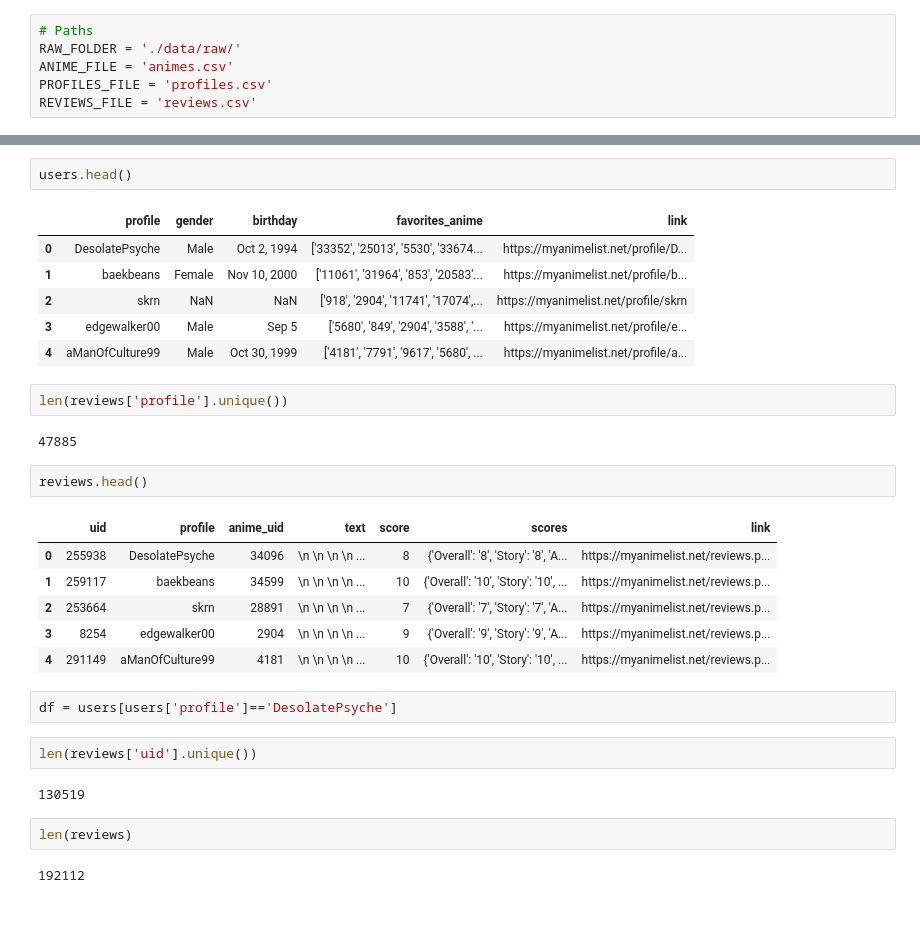
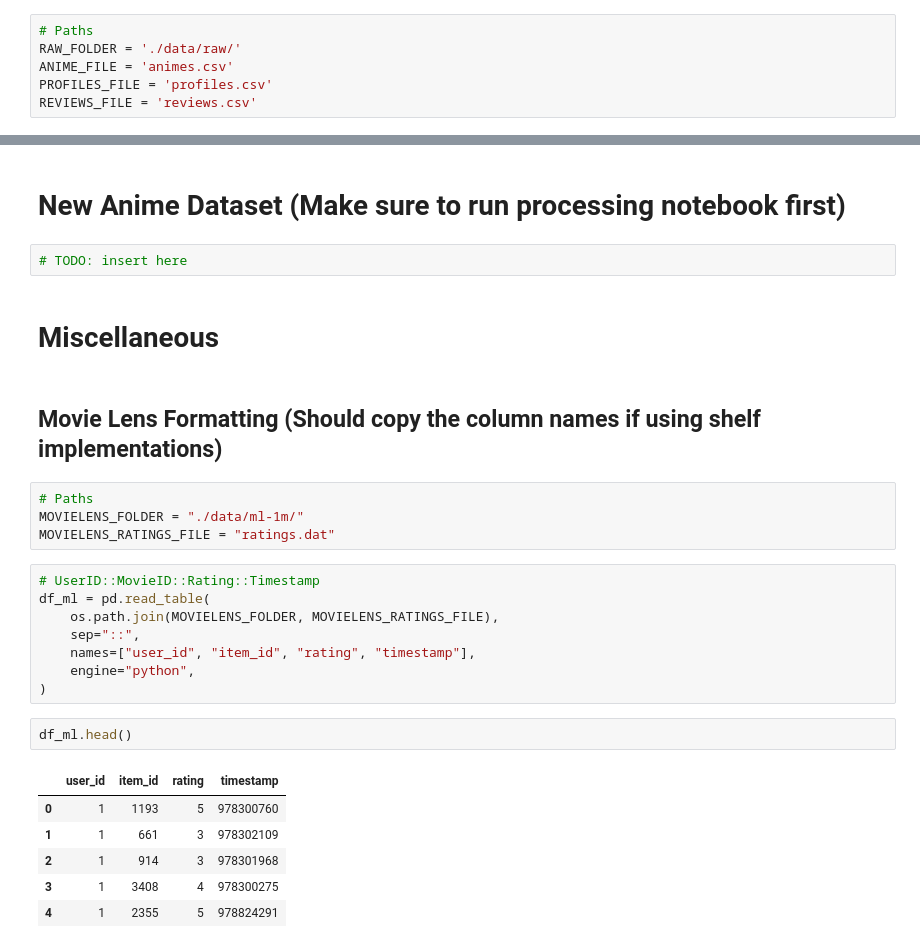
Before and after one commit to matthewyangcs/nlp-final-proj, a Jupyter notebook: data_exploration.ipynb, the cells around one changed output, grey strips where cells are left out. Cells and saved outputs as stored; diff of their text form; blank space fills up the shorter version.

Commit message:
data processing

```diff
--- a/data_exploration.ipynb
+++ b/data_exploration.ipynb
@@ -30,32 +88,29 @@ print(f"# Reviews: {len(reviews)}")
+# %% [markdown]
+# New Anime Dataset (Make sure to run processing notebook first)
+# %%
+# TODO: insert here
+# %% [markdown]
+# Miscellaneous
+# %% [markdown]
+## Movie Lens Formatting (Should copy the column names if using shelf implementations)
+# %%
+# Paths
+MOVIELENS_FOLDER = "./data/ml-1m/"
+MOVIELENS_RATINGS_FILE = "ratings.dat"
+# %%
+# UserID::MovieID::Rating::Timestamp
+df_ml = pd.read_table(
+    os.path.join(MOVIELENS_FOLDER, MOVIELENS_RATINGS_FILE),
+    sep="::",
+    names=["user_id", "item_id", "rating", "timestamp"],
+    engine="python",
+)
 # %%
-users.head()
+df_ml.head()
 # %% [output]
-|  | profile | gender | birthday | favorites_anime | link |
-| 0 | DesolatePsyche | Male | Oct 2, 1994 | ['33352', '25013', '5530', '33674... | https://myanimelist.net/profile/D... |
-| 1 | baekbeans | Female | Nov 10, 2000 | ['11061', '31964', '853', '20583'... | https://myanimelist.net/profile/b... |
-| 2 | skrn | NaN | NaN | ['918', '2904', '11741', '17074',... | https://myanimelist.net/profile/skrn |
-| 3 | edgewalker00 | Male | Sep 5 | ['5680', '849', '2904', '3588', '... | https://myanimelist.net/profile/e... |
-| 4 | aManOfCulture99 | Male | Oct 30, 1999 | ['4181', '7791', '9617', '5680', ... | https://myanimelist.net/profile/a... |
+|  | user_id | item_id | rating | timestamp |
+| 0 | 1 | 1193 | 5 | 978300760 |
+| 1 | 1 | 661 | 3 | 978302109 |
+| 2 | 1 | 914 | 3 | 978301968 |
+| 3 | 1 | 3408 | 4 | 978300275 |
+| 4 | 1 | 2355 | 5 | 978824291 |
-# %%
-len(reviews['profile'].unique())
-# %% [output]
-47885
-# %%
-reviews.head()
-# %% [output]
-|  | uid | profile | anime_uid | text | score | scores | link |
-| 0 | 255938 | DesolatePsyche | 34096 | \n \n \n \n ... | 8 | {'Overall': '8', 'Story': '8', 'A... | https://myanimelist.net/reviews.p... |
-| 1 | 259117 | baekbeans | 34599 | \n \n \n \n ... | 10 | {'Overall': '10', 'Story': '10', ... | https://myanimelist.net/reviews.p... |
-| 2 | 253664 | skrn | 28891 | \n \n \n \n ... | 7 | {'Overall': '7', 'Story': '7', 'A... | https://myanimelist.net/reviews.p... |
-| 3 | 8254 | edgewalker00 | 2904 | \n \n \n \n ... | 9 | {'Overall': '9', 'Story': '9', 'A... | https://myanimelist.net/reviews.p... |
-| 4 | 291149 | aManOfCulture99 | 4181 | \n \n \n \n ... | 10 | {'Overall': '10', 'Story': '10', ... | https://myanimelist.net/reviews.p... |
-# %%
-df = users[users['profile']=='DesolatePsyche']
-# %%
-len(reviews['uid'].unique())
-# %% [output]
-130519
-# %%
-len(reviews)
-# %% [output]
-192112
```
Also changed, not shown: parts of 17 cells of this notebook, 3 other files.
